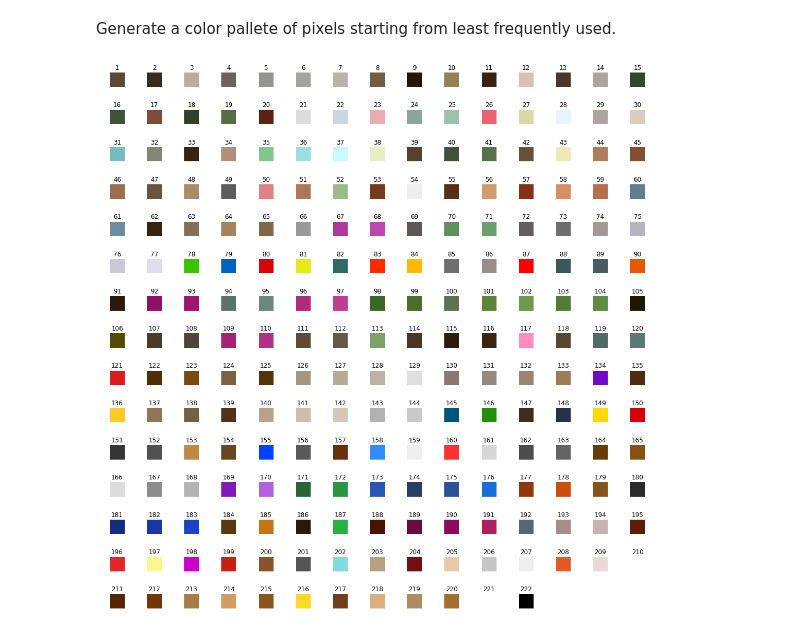
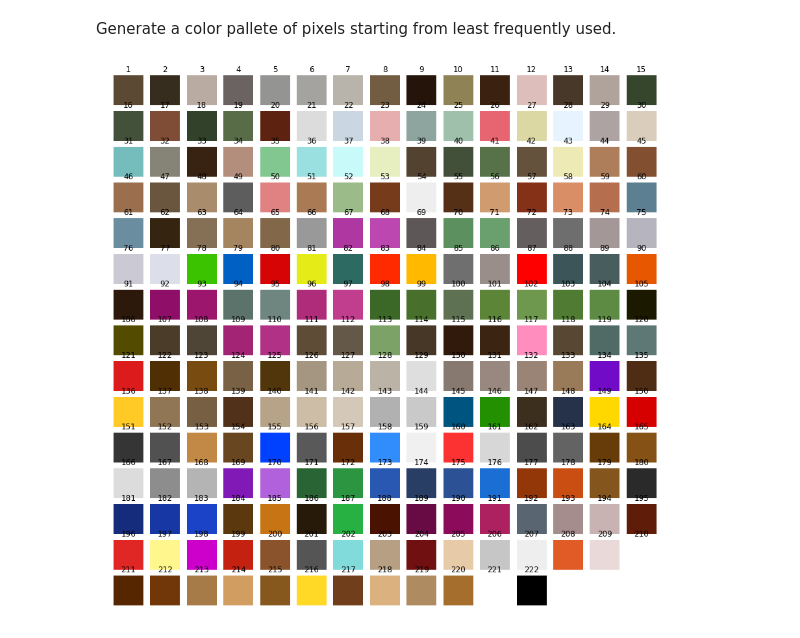
Before and after one commit to tnn1t1s/colorpunx, a Jupyter notebook: nb/colorpunx.ipynb, the cells around one changed output. Drawn from its saved outputs; the diff is of its cells as text; code cells hidden in the pictures.

```diff
--- a/nb/colorpunx.ipynb
+++ b/nb/colorpunx.ipynb
@@ -28,16 +29,23 @@ Convert each string representation of the pixel to a unique 8 bit integer value.
 # %%
 # this cell is expensive - do not run by default, load from pickle file
 # this does the generation of the unique map across all punks.
-n=10000s
+'''
+n=10000
 _colors=defaultdict(list)
 for i in range(0,n):
   flatPunk = cp.flatten(cp.get_punk(i))
   colors = np.unique(flatPunk)
   for c in colors:
     _colors[c].append(i)
+
+with open(f"{data_dir}/_colors_count.pickle", 'wb') as filehandler:
+    pickle.dump(_colors, filehandler)
+'''
+None
 # %%
-#with open(f"{data_dir}/_colors_count.pickle", 'wb') as filehandler:
-#    pickle.dump(_colors, filehandler)
+_colors = None
+with open(f"{data_dir}/_colors_count.pickle", 'rb') as f:
+    _colors = pickle.load(f)
 # %% [markdown]
 The cryptopunks are composed of 222 unique colors; these will fit in an an 8 bit int for training.
 # %% [markdown]
@@ -47,22 +55,21 @@ Generate a color pallete of pixels starting from least frequently used.
 # %%
 n=15
 sorted_colors=cp.sort_dict_by_function_of_value(_colors)
 color_imgs = {i:cp.pixel_to_img(i) for i in list(sorted_colors)}
 
 
 (x,y) = (n,n)
 # create figure
 fig = plt.figure(figsize=(x,y))
 
 
 
 i=1
 for k in color_imgs.keys():
     fig.add_subplot(x, y, i)
     plt.imshow(color_imgs[k])
-    plt.tight_layout()
     plt.axis('off')
     plt.title(i)
     i=i+1
 # %% [output]
-[figure, old version]
+[figure, new version]
```
Also changed, not shown: parts of 1 cell of this notebook.
